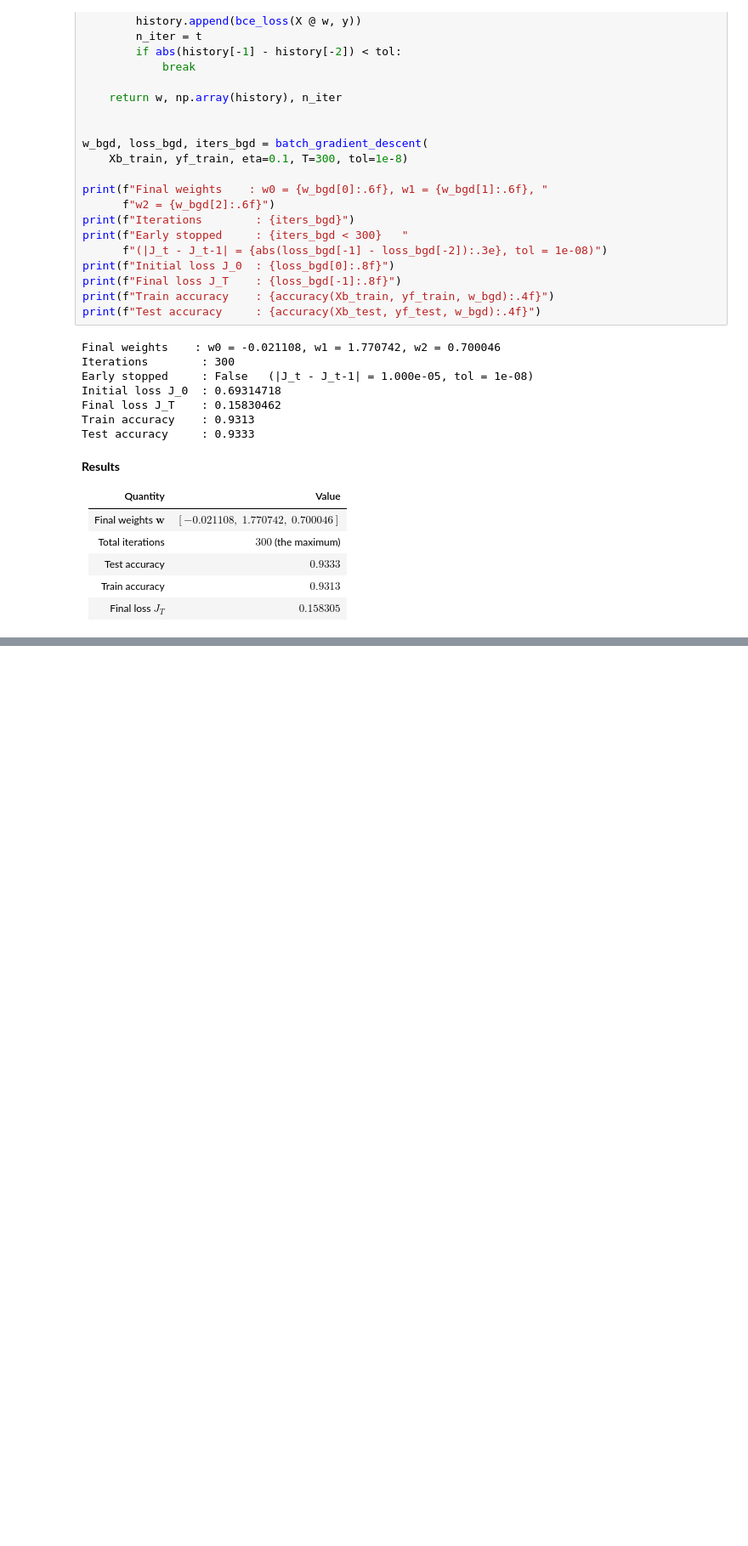
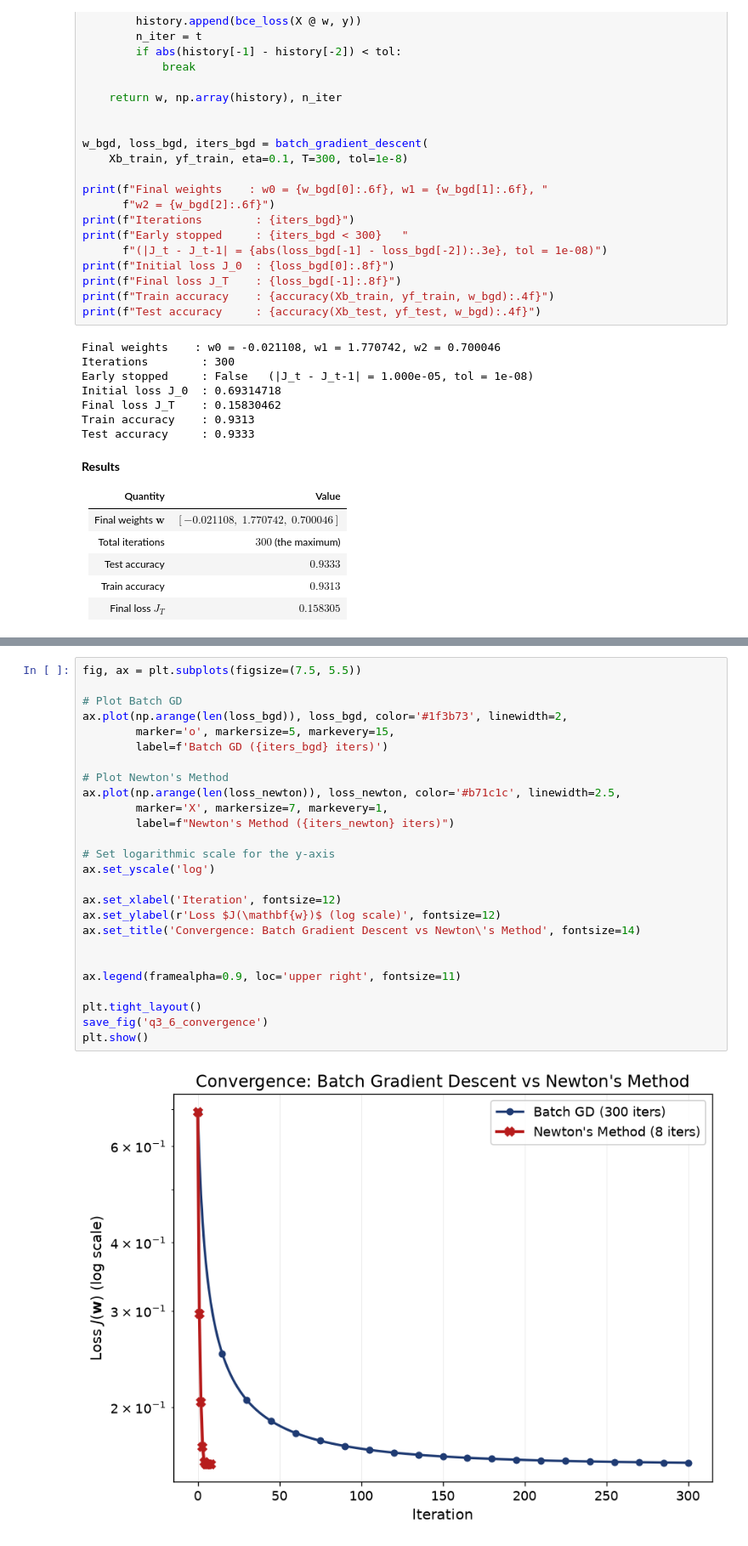
Before and after one commit to DDRMin/EN3150_Assignment_02, a Jupyter notebook: q3.ipynb, the cells around one changed output, grey strips where cells are left out. Shown at 85% size. Drawn from its saved outputs; the diff is of its cells as text; blank space fills up the shorter version.

```diff
--- a/q3.ipynb
+++ b/q3.ipynb
@@ -283,0 +350,28 @@ Test accuracy     : 0.9333
+# %%
+fig, ax = plt.subplots(figsize=(7.5, 5.5))
+
+# Plot Batch GD
+ax.plot(np.arange(len(loss_bgd)), loss_bgd, color='#1f3b73', linewidth=2,
+        marker='o', markersize=5, markevery=15,
+        label=f'Batch GD ({iters_bgd} iters)')
+
+# Plot Newton's Method
+ax.plot(np.arange(len(loss_newton)), loss_newton, color='#b71c1c', linewidth=2.5,
+        marker='X', markersize=7, markevery=1,
+        label=f"Newton's Method ({iters_newton} iters)")
+
+# Set logarithmic scale for the y-axis
+ax.set_yscale('log')
+
+ax.set_xlabel('Iteration', fontsize=12)
+ax.set_ylabel(r'Loss $J(\mathbf{w})$ (log scale)', fontsize=12)
+ax.set_title('Convergence: Batch Gradient Descent vs Newton\'s Method', fontsize=14)
+
+
+ax.legend(framealpha=0.9, loc='upper right', fontsize=11)
+
+plt.tight_layout()
+save_fig('q3_6_convergence')
+plt.show()
+# %% [output]
+[figure, added]
```
Also changed, not shown: parts of 7 cells of this notebook, 1 other file.
